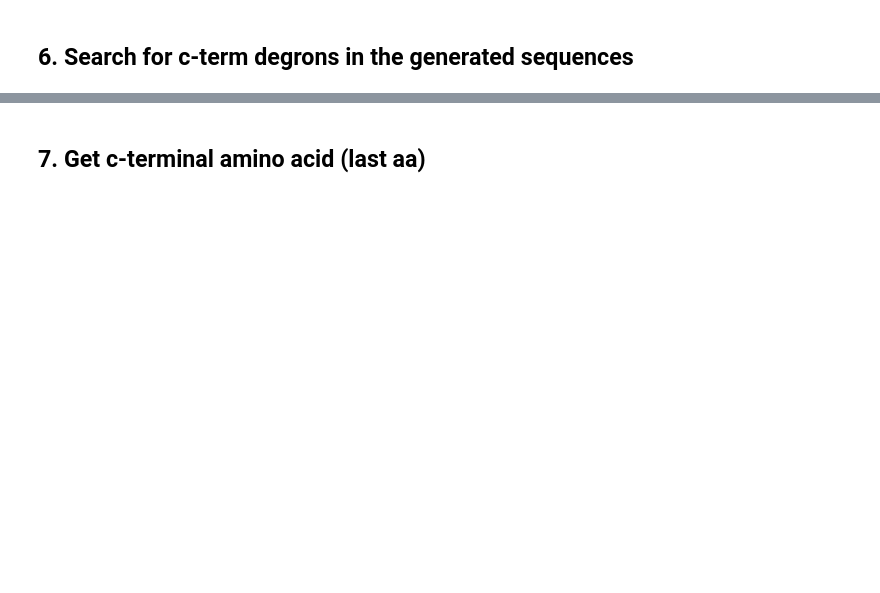
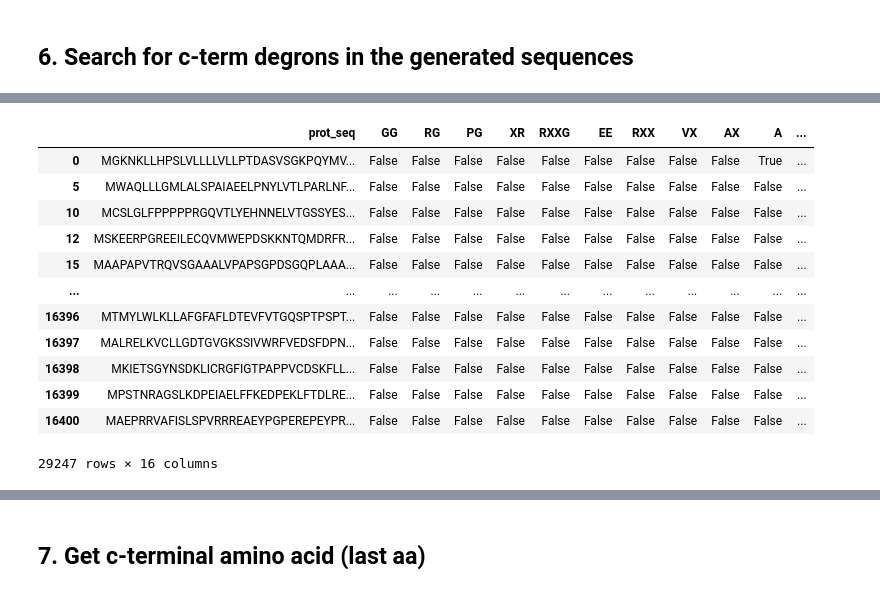
Before and after one commit to msguixe/TFM_MSG, a Jupyter notebook: Generation_ns_fs_mut_sequences.ipynb, the cells around one changed output, grey strips where cells are left out. Saved outputs shown, nothing was run; the diff lists cells and outputs as text; code cells hidden in the pictures; blank space fills up the shorter version.

Commit message:
fixed cdegron/aa and rel pos mut notebooks

```diff
--- a/Generation_ns_fs_mut_sequences.ipynb
+++ b/Generation_ns_fs_mut_sequences.ipynb
@@ -180,0 +176,4 @@ ccle_mut_df = pd.merge(ccle_mut_df,ccle_cds_pos_df, how='left')
+# %%
+#Load tables
+cptac_cds_pos_df = pd.read_csv('cds_pos_nsfs_cptac.tsv', sep='\t')
+ccle_cds_pos_df = pd.read_csv('cds_pos_nsfs_ccle.tsv', sep='\t')
@@ -323,7 +353,7 @@ genetic_code = {'GAA': 'E', 'CGA': 'R', 'GTG': 'V', 'TAA': '*', 'CGT': 'R', 'ATA
 def translation(nt_seq_list):
     '''Function to translate in silico a list of cdna sequences'''
     prot_seq_list = []
-    for nt_seq in nt_seq_list:
+    for nt_seq in tqdm(nt_seq_list):
         if (nt_seq[0] is np.nan)|(nt_seq[0] == 'Sequence unavailable')|(nt_seq[0] == 'No_ref_match')|(nt_seq[0] == 'Short_seq_wt'):
             prot_seq_ids = [nt_seq[1],nt_seq[2],nt_seq[3],nt_seq[0]]
             prot_seq_list.append(prot_seq_ids)
@@ -360,7 +390,7 @@ ccle_prot_mut_df = translation_mut_table(ccle_mut_df)
 def translation_wt_table (df,seq_df):
     '''Function to prepare a table with translated wt sequences'''
     #Prepare cptac_df table for the merge
-    wt_df = df[['gene','Feature','#Uploaded_variation','Location','protein_mutation','Protein_position','Amino_acids','sample','Dataset']][df['Phenotype']!='WT']
+    wt_df = df[['gene','Feature','#Uploaded_variation','Location','protein_mutation','Protein_position','Amino_acids','sample']][df['Phenotype']!='WT']
     wt_df.drop_duplicates(keep='first',inplace=True)
 
     #Merge seq with cptac table for all proteins
@@ -423,28 +458,38 @@ def find_cdegron_list(prot_list, cdegron_motifs):
     all_cdegron_df = pd.concat([all_cdegron_df,df2],ignore_index=True)
     return all_cdegron_df
 # %%
-def cdegron_table (prot_mut_df, prot_wt_df, cdegron_motifs,df,seq_df)
+def cdegron_table (prot_mut_df, prot_wt_df, cdegron_motifs, df,seq_df):
     '''This function creates a table with c-degrons annotated per sequence'''
+
     #Search cdegron motifs in cptac_mut_df
-    prot_seq_mut_list = prot_mut_df[['prot_seq_mut','Feature','#Uploaded_variation','Location']].values.tolist()
+    print('Search cdegron motifs in cptac_mut_df')
+
+    prot_seq_mut_list = prot_mut_df[['prot_seq','Feature','#Uploaded_variation','Location']].values.tolist()
     cdegron_mut_df = find_cdegron_list(prot_seq_mut_list,cdegron_motifs)
 
     #Add proteins without cterm degrons to the table
-    prot_seq_mut_df = cptac_prot_mut_df[['gene','Feature','#Uploaded_variation','Location','prot_seq']]
-    prot_seq_mut_df = prot_seq_mut_df.rename(columns={'prot_seq_mut':'prot_seq'})
+    print('Add proteins without cterm degrons to the table')
+
+    prot_seq_mut_df = prot_mut_df[['gene','Feature','#Uploaded_variation','Location','prot_seq']]
     cdegron_mut_df = pd.merge(prot_seq_mut_df,cdegron_mut_df,how='left')
     cdegron_mut_df = cdegron_mut_df.fillna(False)
 
     #Find wt proteins with cterm degrons
+    print('Find wt proteins with cterm degrons')
+
     prot_wt_list = prot_wt_df[['prot_seq','Feature','#Uploaded_variation','Location']].values.tolist()
     cdegron_wt_df = find_cdegron_list(prot_wt_list,cdegron_motifs)
 
     #Add proteins without cterm degrons to the table
+    print('Add proteins without cterm degrons to the table')
+
     cdegron_wt_df = pd.merge(prot_wt_df,cdegron_wt_df,how='left')
     cdegron_wt_df = cdegron_wt_df.fillna(False)
 
     #Add 'gene' and 'Phenotype' to cdegron_wt_df
-    id_df = cptac_df[['gene','Feature']][cptac_df['Phenotype']!='WT']
+    print('Add gene and Phenotype to cdegron_wt_df')
+
+    id_df = df[['gene','Feature']][df['Phenotype']!='WT']
     id_df.drop_duplicates(keep='first',inplace=True)
     cdegron_wt_df = pd.merge(cdegron_wt_df,id_df,how='left')
 
@@ -453,11 +498,15 @@ def cdegron_table (prot_mut_df, prot_wt_df, cdegron_motifs,df,seq_df)
     cdegron_wt2_df['Phenotype'] = phenotype_wt
 
     #Add phenotype to cdegron_mut_df
-    phenotype_mut = df[['Feature','#Uploaded_variation','Location','Phenotype']][(df['Phenotype']=='stop_gained')|(df['Phenotype']=='frameshift_variant')|(df['Phenotype']=='stop_lost')]
+    print('Add phenotype to cdegron_mut_df')
+
+    phenotype_mut = df[['Feature','#Uploaded_variation','Location','Phenotype']][(df['Phenotype']=='stop_gained')|(df['Phenotype']=='frameshift_variant')]
     cdegron_mut_df = pd.merge(cdegron_mut_df,phenotype_mut,how='left')
     cdegron_mut_df = pd.merge(cdegron_mut_df,id_df,how='left')
 
-    #concat wt and mut
+    #Concat wt and mut
+    print('Concat wt and mut')
+
     cdegron_df = pd.concat([cdegron_wt2_df,cdegron_mut_df])
     cdegron_df.drop_duplicates(keep='first',inplace=True)
     return (cdegron_df)
@@ -467,0 +537,16 @@ ccle_cdegron_df = cdegron_table (ccle_prot_mut_df, ccle_prot_wt_df, cdegron_moti
+# %%
+cptac_cdegron_df
+# %% [output]
+|  | prot_seq | GG | RG | PG | XR | RXXG | EE | RXX | VX | AX | A | ... |
+| 0 | MGKNKLLHPSLVLLLLVLLPTDASVSGKPQYMV... | False | False | False | False | False | False | False | False | False | True | ... |
+| 5 | MWAQLLLGMLALSPAIAEELPNYLVTLPARLNF... | False | False | False | False | False | False | False | False | False | False | ... |
+| 10 | MCSLGLFPPPPPRGQVTLYEHNNELVTGSSYES... | False | False | False | False | False | False | False | False | False | False | ... |
+| 12 | MSKEERPGREEILECQVMWEPDSKKNTQMDRFR... | False | False | False | False | False | False | False | False | False | False | ... |
+| 15 | MAAPAPVTRQVSGAAALVPAPSGPDSGQPLAAA... | False | False | False | False | False | False | False | False | False | False | ... |
+| ... | ... | ... | ... | ... | ... | ... | ... | ... | ... | ... | ... | ... |
+| 16396 | MTMYLWLKLLAFGFAFLDTEVFVTGQSPTPSPT... | False | False | False | False | False | False | False | False | False | False | ... |
+| 16397 | MALRELKVCLLGDTGVGKSSIVWRFVEDSFDPN... | False | False | False | False | False | False | False | False | False | False | ... |
+| 16398 | MKIETSGYNSDKLICRGFIGTPAPPVCDSKFLL... | False | False | False | False | False | False | False | False | False | False | ... |
+| 16399 | MPSTNRAGSLKDPEIAELFFKEDPEKLFTDLRE... | False | False | False | False | False | False | False | False | False | False | ... |
+| 16400 | MAEPRRVAFISLSPVRRREAEYPGPEREPEYPR... | False | False | False | False | False | False | False | False | False | False | ... |
+29247 rows × 16 columns
```
Also changed, not shown: parts of 26 cells of this notebook, 2 other files.
